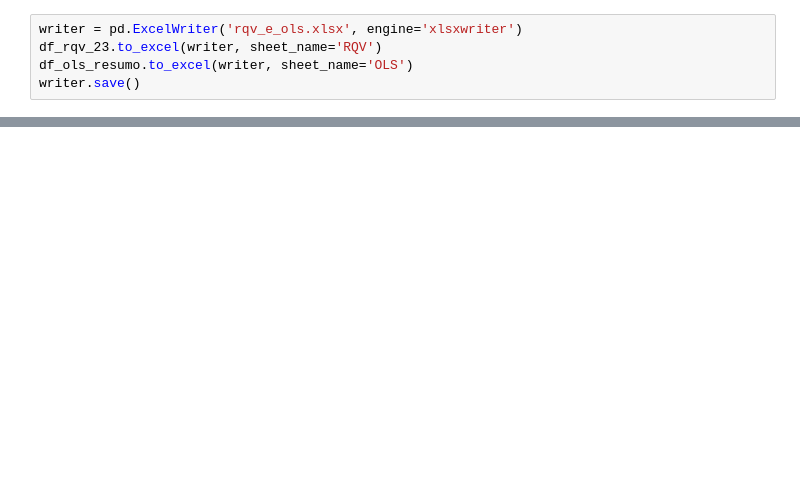
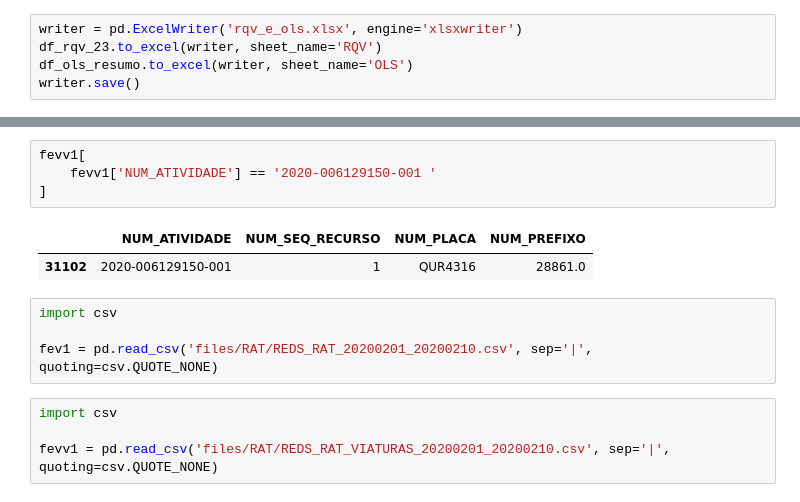
Before and after one commit to WENDEL4891/gdo-pandas, a Jupyter notebook: RQV e ROLS.ipynb, the cells around one changed output, grey strips where cells are left out. Drawn from its saved outputs; the diff is of its cells as text; blank space fills up the shorter version.

```diff
--- a/RQV e ROLS.ipynb
+++ b/RQV e ROLS.ipynb
@@ -254,0 +442,15 @@ writer.save()
+# %%
+fevv1[
+    fevv1['NUM_ATIVIDADE'] == '2020-006129150-001 '
+]
+# %% [output]
+|  | NUM_ATIVIDADE | NUM_SEQ_RECURSO | NUM_PLACA | NUM_PREFIXO |
+| 31102 | 2020-006129150-001 | 1 | QUR4316 | 28861.0 |
+# %%
+import csv
+
+fev1 = pd.read_csv('files/RAT/REDS_RAT_20200201_20200210.csv', sep='|', quoting=csv.QUOTE_NONE)
+# %%
+import csv
+
+fevv1 = pd.read_csv('files/RAT/REDS_RAT_VIATURAS_20200201_20200210.csv', sep='|', quoting=csv.QUOTE_NONE)
```
Also changed, not shown: parts of 34 cells of this notebook, 6 other files.
